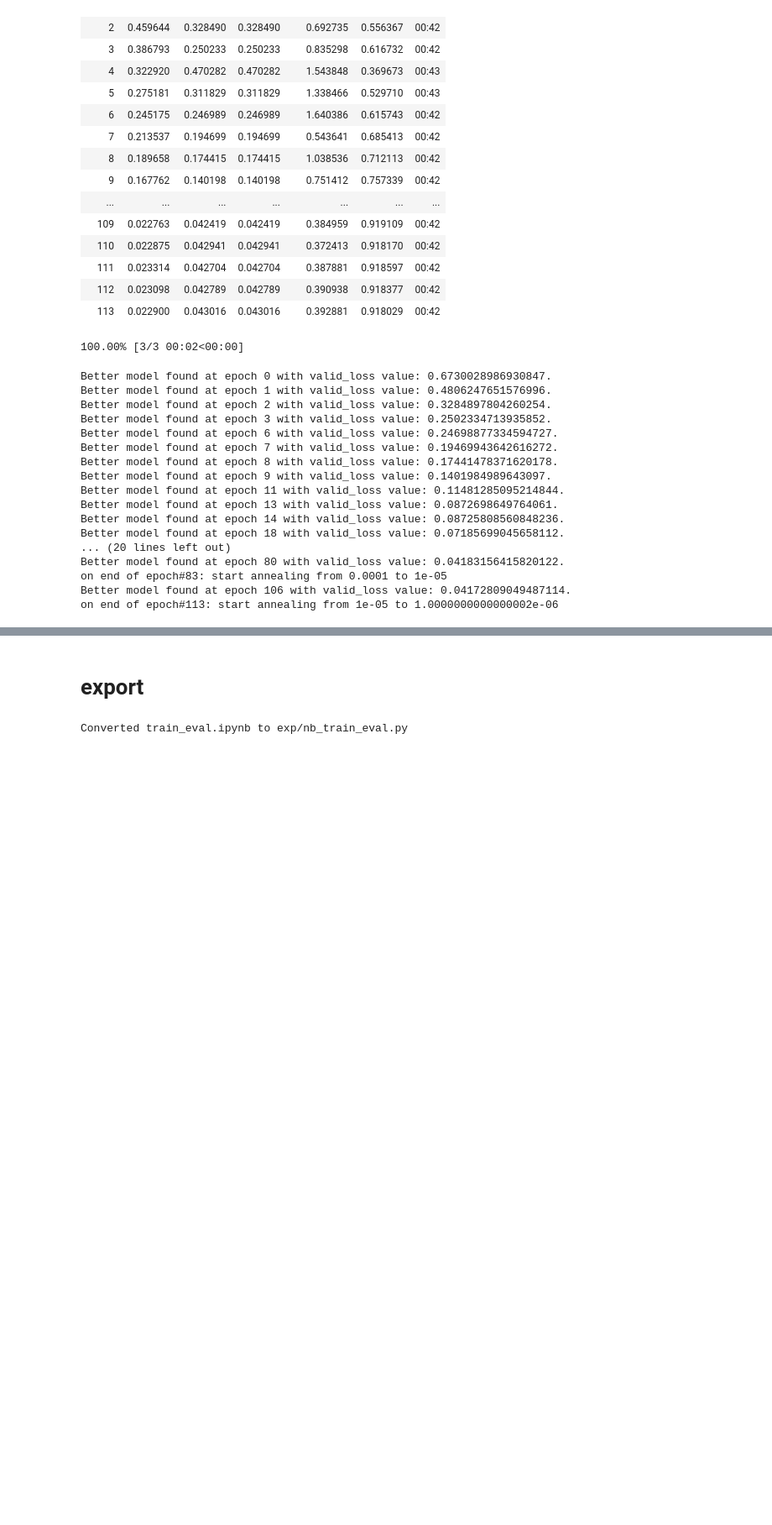
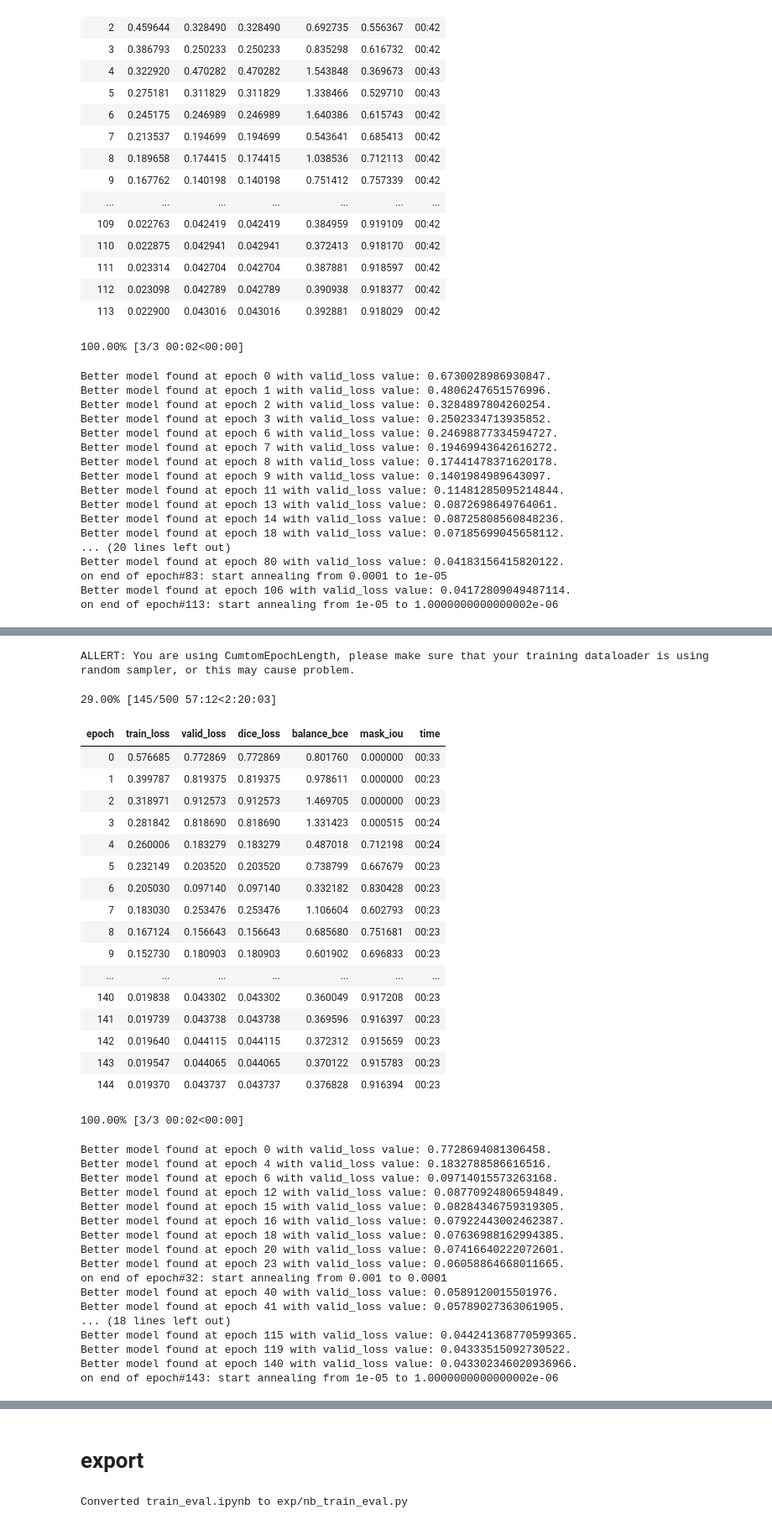
Before and after one commit to uid42/image_segmentation_demo, a Jupyter notebook: train_eval.ipynb, the cells around one changed output, grey strips where cells are left out. Shown at 84% size. Drawn from its saved outputs; the diff is of its cells as text; code cells hidden in the pictures; blank space fills up the shorter version.

Commit message:
vanila效果略低于allres，收敛更快；balance_bce效果低于dice，balance_ratio=1的时候效果最好

```diff
--- a/train_eval.ipynb
+++ b/train_eval.ipynb
@@ -68,9 +65,27 @@ import shutil
 # functions
 # %%
 # export
-def get_learn(data, model_name = 'resnet18', allres = True, loss_func_name = 'balance_bce', balance_ratio = 1):
+def get_learn(data, model_name = 'resnet18', allres = True
+              , loss_func_name = 'balance_bce', balance_ratio = 1
+              , tag = None):
     assert model_name in ['resnet18', 'assert34'], 'invalid model name'
     assert loss_func_name in ['balance_bce', 'dice_loss', 'combo_loss'], 'invalid loss func name'
+    #检查一下确保参数没写错
+    assert tag is not None
+    if tag is not None:
+        #tag = '__'.join(['resnet18', 'allres', 'dice_loss', 'dataset200', 'adam'])
+        tags = tag.split('__')
+        assert model_name == tags[0]
+        assert tags[1] in ['allres', 'vanila']
+        assert (allres and tags[1] == 'allres') or (not allres and tags[1] == 'vanila')
+        if loss_func_name == 'dice_loss':
+            assert  len(tags) == 5
+        else:
+            assert  len(tags) == 6
+            assert (tags[5] == 'balance_ratio_1' and balance_ratio == 1) \
+                    or (tags[5] == 'balance_ratio_10' and balance_ratio == 10) \
+                    or (tags[5] == 'balance_ratio_0.1' and balance_ratio == 0.1)
+
     # create model
     model = None
     if model_name == 'resnet18':
@@ -78,13 +93,13 @@ def get_learn(data, model_name = 'resnet18', allres = True, loss_func_name = 'ba
         if allres:
             model.load_state_dict(torch.load('./models/unet_res18_allres_init.pth'))
         else:
-            model.load_state_dict(torch.load('./models/unet_res18_valina_init.pth'))
+            model.load_state_dict(torch.load('./models/unet_res18_vanila_init.pth'))
     elif model_name == 'resnet34':
         model = nb_resnet_unet.get_unet_res34(1, allres)
         if allres:
             model.load_state_dict(torch.load('./models/unet_res34_allres_init.pth'))
         else:
-            model.load_state_dict(torch.load('./models/unet_res34_valina_init.pth'))
+            model.load_state_dict(torch.load('./models/unet_res34_vanila_init.pth'))
 
     # create learner
     learn = Learner(data,model)
@@ -383,0 +472,5 @@ epochs:113,train_loss:0.023,mask_iou:0.918
+# %%
+tag = '__'.join(['resnet18', 'vanila', 'dice_loss', 'dataset200','adam'])
+# %%
+getlearn = partial(get_learn, data = data_200, model_name = 'resnet18'
+                   , loss_func_name = 'dice_loss', allres = False, tag = tag)
@@ -383,0 +497,48 @@ epochs:113,train_loss:0.023,mask_iou:0.918
+# %%
+lrs = [1e-3]
+checkpoints = [None]
+opts = [optf_adam]
+
+nb_train_script_logger.multi_train(get_learn=getlearn,
+            epoch_len=1e9, epochs=500,
+            opts=opts, lrs=lrs, checkpoints=checkpoints,
+            tb_log_root='./tb_log/',
+            autoSave=True)
+# %% [output]
+ALLERT: You are using CumtomEpochLength, please make sure that your training dataloader is using random sampler, or this may cause problem.
+29.00% [145/500 57:12<2:20:03]
+| epoch | train_loss | valid_loss | dice_loss | balance_bce | mask_iou | time |
+| 0 | 0.576685 | 0.772869 | 0.772869 | 0.801760 | 0.000000 | 00:33 |
+| 1 | 0.399787 | 0.819375 | 0.819375 | 0.978611 | 0.000000 | 00:23 |
+| 2 | 0.318971 | 0.912573 | 0.912573 | 1.469705 | 0.000000 | 00:23 |
+| 3 | 0.281842 | 0.818690 | 0.818690 | 1.331423 | 0.000515 | 00:24 |
+| 4 | 0.260006 | 0.183279 | 0.183279 | 0.487018 | 0.712198 | 00:24 |
+| 5 | 0.232149 | 0.203520 | 0.203520 | 0.738799 | 0.667679 | 00:23 |
+| 6 | 0.205030 | 0.097140 | 0.097140 | 0.332182 | 0.830428 | 00:23 |
+| 7 | 0.183030 | 0.253476 | 0.253476 | 1.106604 | 0.602793 | 00:23 |
+| 8 | 0.167124 | 0.156643 | 0.156643 | 0.685680 | 0.751681 | 00:23 |
+| 9 | 0.152730 | 0.180903 | 0.180903 | 0.601902 | 0.696833 | 00:23 |
+| ... | ... | ... | ... | ... | ... | ... |
+| 140 | 0.019838 | 0.043302 | 0.043302 | 0.360049 | 0.917208 | 00:23 |
+| 141 | 0.019739 | 0.043738 | 0.043738 | 0.369596 | 0.916397 | 00:23 |
+| 142 | 0.019640 | 0.044115 | 0.044115 | 0.372312 | 0.915659 | 00:23 |
+| 143 | 0.019547 | 0.044065 | 0.044065 | 0.370122 | 0.915783 | 00:23 |
+| 144 | 0.019370 | 0.043737 | 0.043737 | 0.376828 | 0.916394 | 00:23 |
+100.00% [3/3 00:02<00:00]
+Better model found at epoch 0 with valid_loss value: 0.7728694081306458.
+Better model found at epoch 4 with valid_loss value: 0.1832788586616516.
+Better model found at epoch 6 with valid_loss value: 0.09714015573263168.
+Better model found at epoch 12 with valid_loss value: 0.08770924806594849.
+Better model found at epoch 15 with valid_loss value: 0.08284346759319305.
+Better model found at epoch 16 with valid_loss value: 0.07922443002462387.
+Better model found at epoch 18 with valid_loss value: 0.07636988162994385.
+Better model found at epoch 20 with valid_loss value: 0.07416640222072601.
+Better model found at epoch 23 with valid_loss value: 0.06058864668011665.
+on end of epoch#32: start annealing from 0.001 to 0.0001
+Better model found at epoch 40 with valid_loss value: 0.0589120015501976.
+Better model found at epoch 41 with valid_loss value: 0.05789027363061905.
+... (18 lines left out)
+Better model found at epoch 115 with valid_loss value: 0.044241368770599365.
+Better model found at epoch 119 with valid_loss value: 0.04333515092730522.
+Better model found at epoch 140 with valid_loss value: 0.043302346020936966.
+on end of epoch#143: start annealing from 1e-05 to 1.0000000000000002e-06
```
Also changed, not shown: parts of 37 cells of this notebook.
